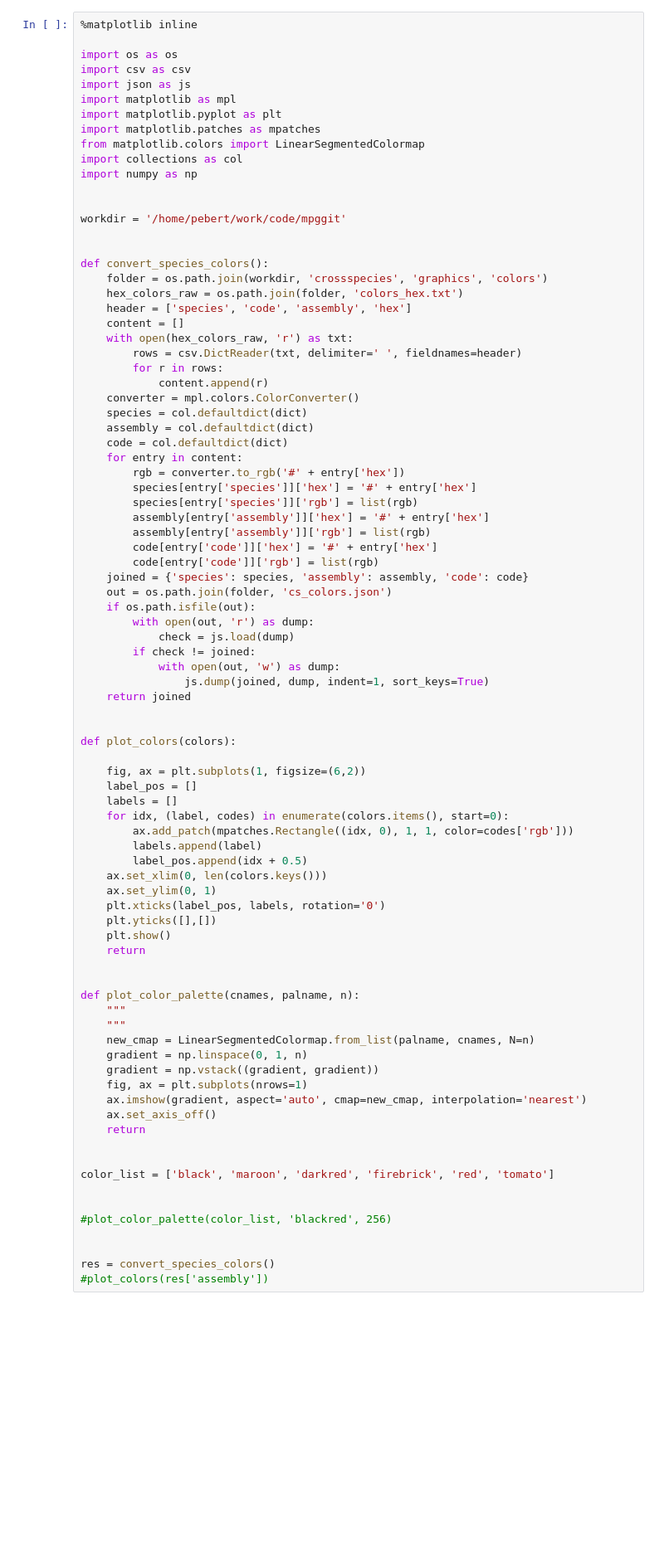
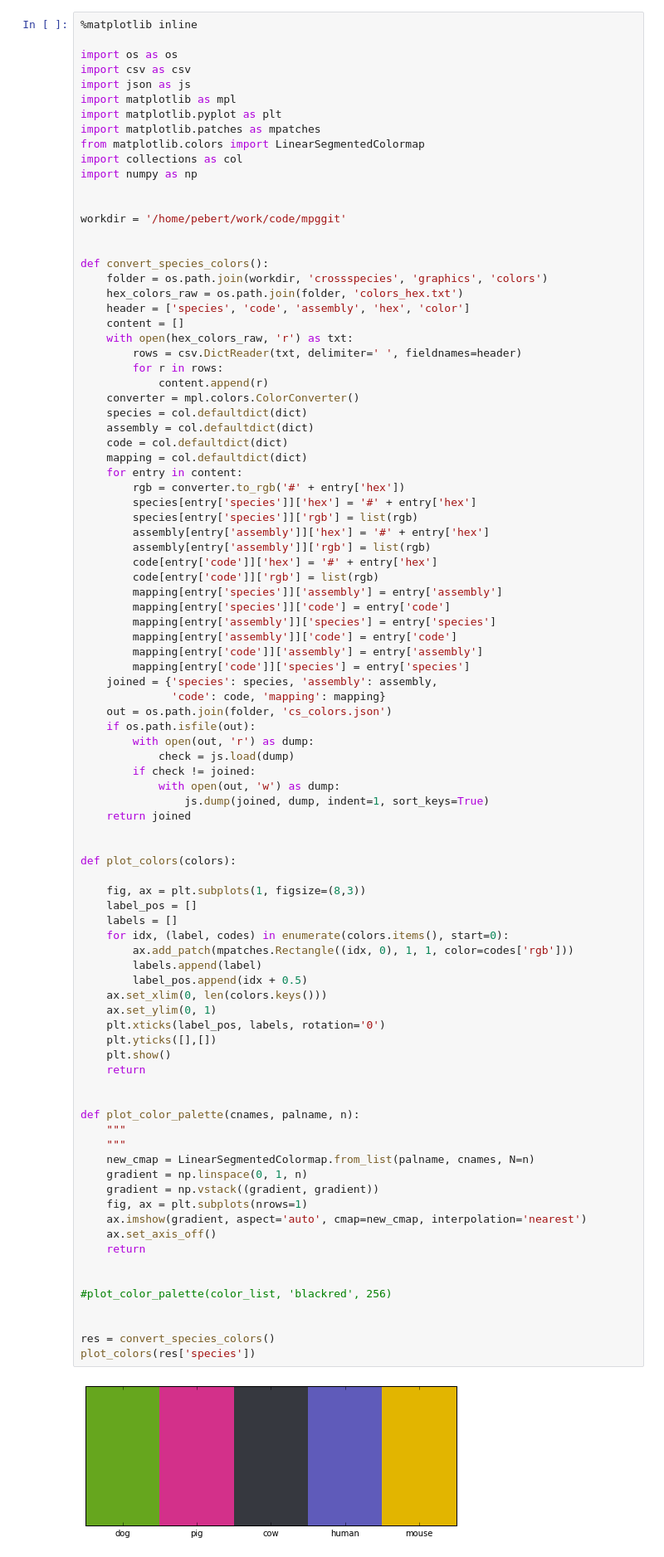
Before and after one commit to ptrebert/project-cross-species, a Jupyter notebook: notebooks/utils/color_conv.ipynb, the cells around one changed output. Shown at 83% size. Drawn from its saved outputs; the diff is of its cells as text; blank space fills up the shorter version.

```diff
--- a/notebooks/utils/color_conv.ipynb
+++ b/notebooks/utils/color_conv.ipynb
@@ -18,7 +18,7 @@ workdir = '/home/pebert/work/code/mpggit'
 def convert_species_colors():
     folder = os.path.join(workdir, 'crossspecies', 'graphics', 'colors')
     hex_colors_raw = os.path.join(folder, 'colors_hex.txt')
-    header = ['species', 'code', 'assembly', 'hex']
+    header = ['species', 'code', 'assembly', 'hex', 'color']
     content = []
     with open(hex_colors_raw, 'r') as txt:
         rows = csv.DictReader(txt, delimiter=' ', fieldnames=header)
@@ -28,6 +28,7 @@ def convert_species_colors():
     species = col.defaultdict(dict)
     assembly = col.defaultdict(dict)
     code = col.defaultdict(dict)
+    mapping = col.defaultdict(dict)
     for entry in content:
         rgb = converter.to_rgb('#' + entry['hex'])
         species[entry['species']]['hex'] = '#' + entry['hex']
@@ -36,7 +37,14 @@ def convert_species_colors():
         assembly[entry['assembly']]['rgb'] = list(rgb)
         code[entry['code']]['hex'] = '#' + entry['hex']
         code[entry['code']]['rgb'] = list(rgb)
-    joined = {'species': species, 'assembly': assembly, 'code': code}
+        mapping[entry['species']]['assembly'] = entry['assembly']
+        mapping[entry['species']]['code'] = entry['code']
+        mapping[entry['assembly']]['species'] = entry['species']
+        mapping[entry['assembly']]['code'] = entry['code']
+        mapping[entry['code']]['assembly'] = entry['assembly']
+        mapping[entry['code']]['species'] = entry['species']
+    joined = {'species': species, 'assembly': assembly,
+              'code': code, 'mapping': mapping}
     out = os.path.join(folder, 'cs_colors.json')
     if os.path.isfile(out):
         with open(out, 'r') as dump:
@@ -49,38 +57,37 @@ def convert_species_colors():
 
 def plot_colors(colors):
 
-    fig, ax = plt.subplots(1, figsize=(6,2))
+    fig, ax = plt.subplots(1, figsize=(8,3))
     label_pos = []
     labels = []
     for idx, (label, codes) in enumerate(colors.items(), start=0):
         ax.add_patch(mpatches.Rectangle((idx, 0), 1, 1, color=codes['rgb']))
         labels.append(label)
         label_pos.append(idx + 0.5)
     ax.set_xlim(0, len(colors.keys()))
     ax.set_ylim(0, 1)
     plt.xticks(label_pos, labels, rotation='0')
     plt.yticks([],[])
     plt.show()
     return
 
 
 def plot_color_palette(cnames, palname, n):
     """
     """
     new_cmap = LinearSegmentedColormap.from_list(palname, cnames, N=n)
     gradient = np.linspace(0, 1, n)
     gradient = np.vstack((gradient, gradient))
     fig, ax = plt.subplots(nrows=1)
     ax.imshow(gradient, aspect='auto', cmap=new_cmap, interpolation='nearest')
     ax.set_axis_off()
     return
 
 
-color_list = ['black', 'maroon', 'darkred', 'firebrick', 'red', 'tomato']
-
-
 #plot_color_palette(color_list, 'blackred', 256)
 
 
 res = convert_species_colors()
-#plot_colors(res['assembly'])
+plot_colors(res['species'])
+# %% [output]
+[figure, added]
```
Also changed, not shown: 13 other files.
